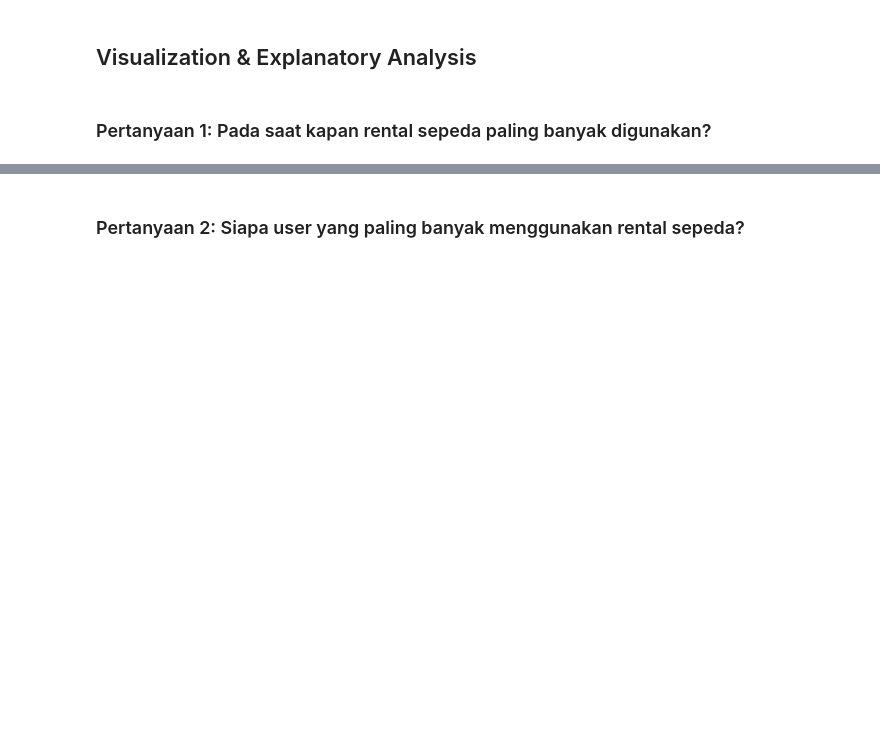
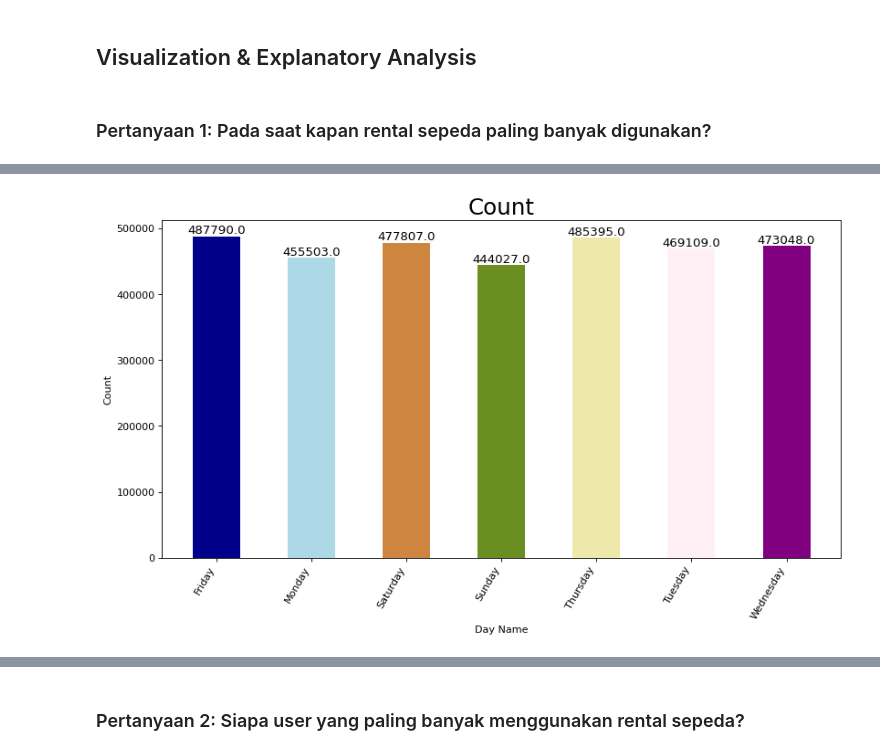
Before and after one commit to yeremiayospane/Project-Data-Analisis-Dicoding, a Jupyter notebook: project.ipynb, the cells around one changed output, grey strips where cells are left out. Drawn from its saved outputs; the diff is of its cells as text; code cells hidden in the pictures; blank space fills up the shorter version.

```diff
--- a/project.ipynb
+++ b/project.ipynb
@@ -379,0 +384,23 @@ result_time_category
+# %%
+import random
+import matplotlib.pyplot as plt
+
+n = result_day_name['day_name'].unique().__len__()+1
+all_colors = list(plt.cm.colors.cnames.keys())
+random.seed(100)
+c = random.choices(all_colors, k=n)
+
+# Set the figure size to a smaller dimension
+plt.figure(figsize=(12, 6), dpi=80)
+
+plt.bar(result_day_name['day_name'], result_day_name['cnt'], color=c, width=0.5)
+for i, val in enumerate(result_day_name['cnt'].values):
+    plt.text(i, val, float(val), horizontalalignment='center', verticalalignment='bottom', fontdict={'fontweight': 200, 'size': 12})
+
+plt.gca().set_xticklabels(result_day_name['day_name'], rotation=60, horizontalalignment='right')
+plt.title("Count", fontsize=22)
+plt.xlabel('Day Name')
+plt.ylabel('Count')
+plt.show()
+# %% [output]
+[figure, added]
```
Also changed, not shown: parts of 13 cells of this notebook.
